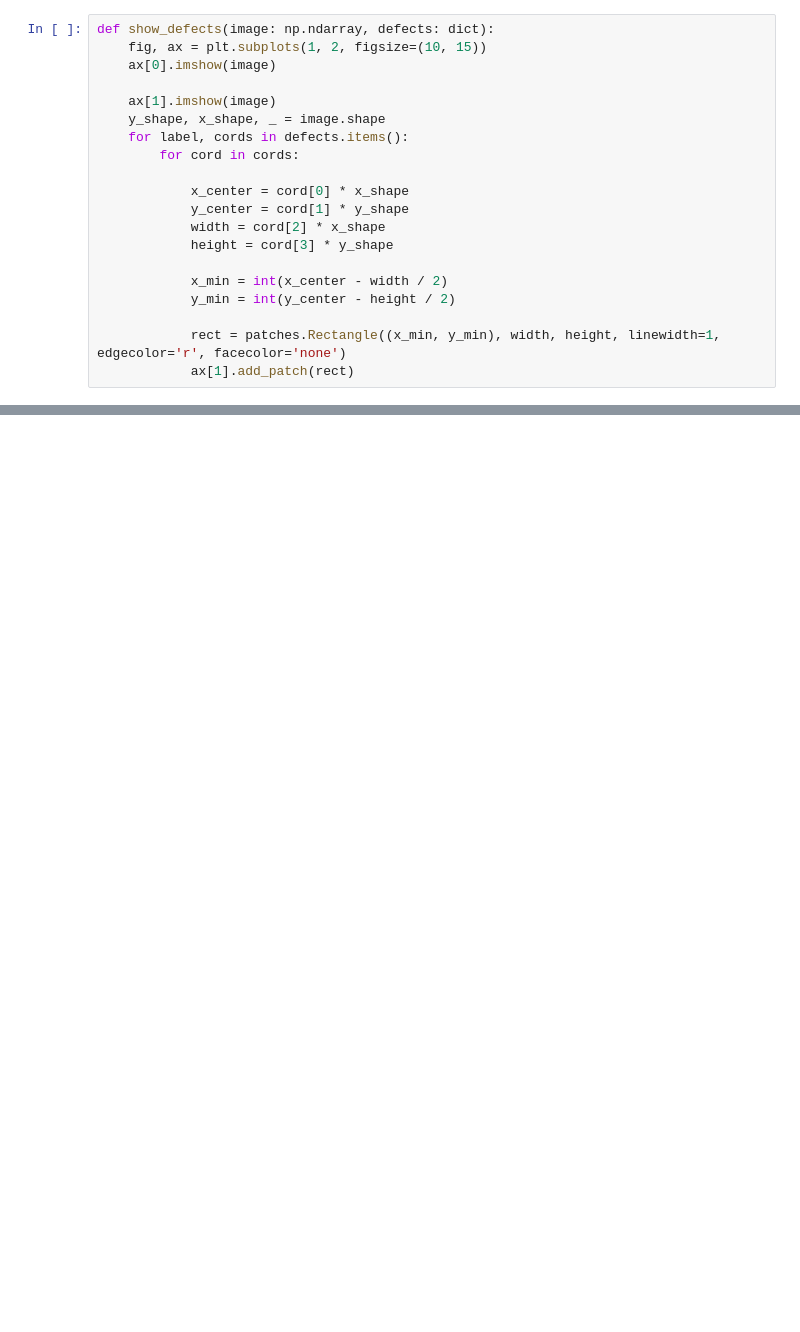
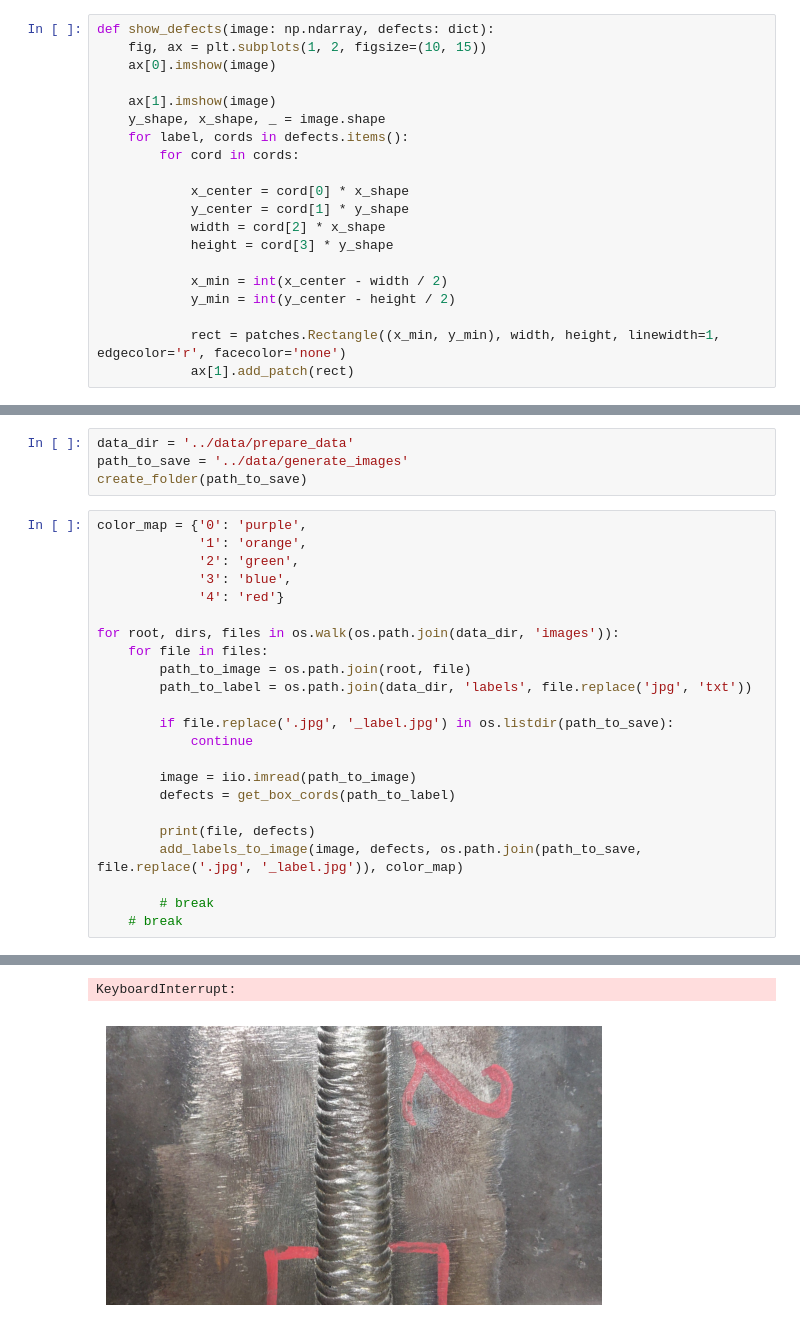
Before and after one commit to werserk/AtomicHack-1st-place, a Jupyter notebook: notebooks/visualization.ipynb, the cells around one changed output, grey strips where cells are left out. Cells and saved outputs as stored; diff of their text form; blank space fills up the shorter version.

```diff
--- a/notebooks/visualization.ipynb
+++ b/notebooks/visualization.ipynb
@@ -66,0 +83,28 @@ show_defects(image, defects)
+# %%
+data_dir = '../data/prepare_data'
+path_to_save = '../data/generate_images'
+create_folder(path_to_save)
+# %%
+color_map = {'0': 'purple',
+             '1': 'orange',
+             '2': 'green',
+             '3': 'blue',
+             '4': 'red'}
+
+for root, dirs, files in os.walk(os.path.join(data_dir, 'images')):
+    for file in files:
+        path_to_image = os.path.join(root, file)
+        path_to_label = os.path.join(data_dir, 'labels', file.replace('jpg', 'txt'))
+
+        if file.replace('.jpg', '_label.jpg') in os.listdir(path_to_save):
+            continue
+
+        image = iio.imread(path_to_image)
+        defects = get_box_cords(path_to_label)
+
+        print(file, defects)
+        add_labels_to_image(image, defects, os.path.join(path_to_save, file.replace('.jpg', '_label.jpg')), color_map)
+
+        # break
+    # break
+# %% [output]
@@ -66,0 +128,2 @@ show_defects(image, defects)
+KeyboardInterrupt:
+[figure, added]
```
Also changed, not shown: parts of 9 cells of this notebook, 3 other files.
